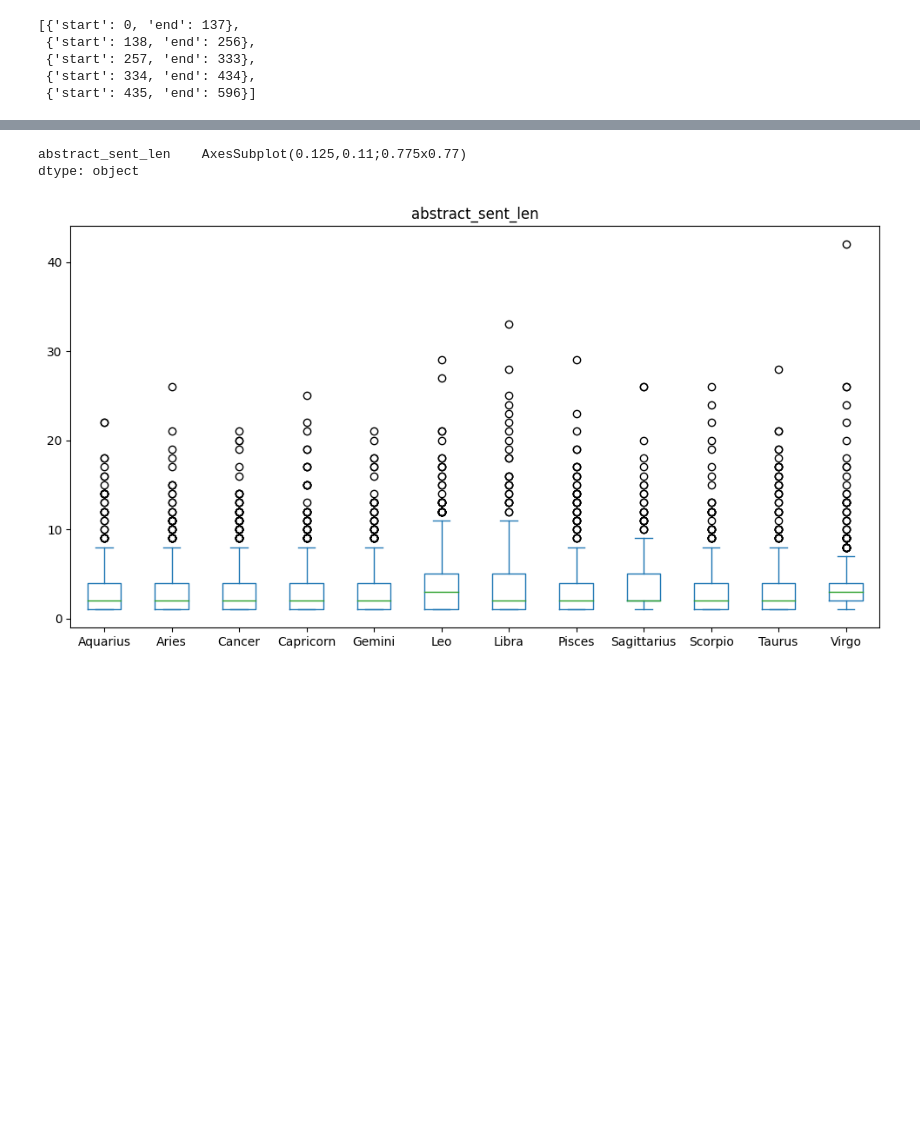
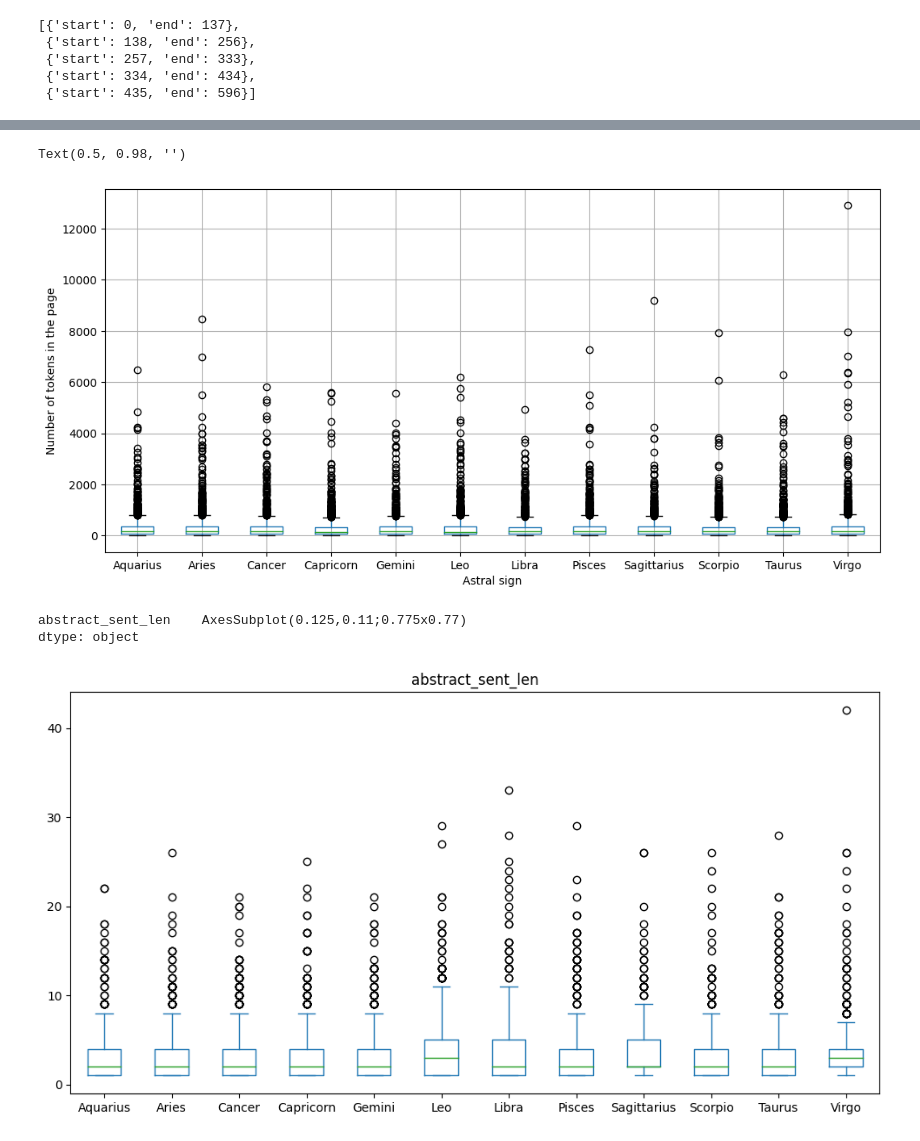
Before and after one commit to PierreEpron/tal-m1-ds, a Jupyter notebook: analysis.ipynb, the cells around one changed output, grey strips where cells are left out. Cells and saved outputs as stored; diff of their text form; code cells hidden in the pictures; blank space fills up the shorter version.

```diff
--- a/analysis.ipynb
+++ b/analysis.ipynb
@@ -128,3 +160,15 @@ dtype: object
+# %%
+ax = df[['astral_sign', 'page_len']].boxplot(column='page_len', by='astral_sign', figsize=(12,6))
+ax.set_xlabel(xlabel='Astral sign')
+ax.set_ylabel(ylabel='Number of tokens in the page')
+# ax.set_title('Distribution of the number of tokens in a page per astral sign')
+ax.set_title(None)
+fig = ax.get_figure()
+fig.suptitle(None)
+fig.savefig('figures/boxplot_page_len.pdf')
+# %% [output]
+Text(0.5, 0.98, '')
+[figure, added]
 # %%
 df[['astral_sign', 'abstract_sent_len']].plot.box('astral_sign', figsize=(12,6))
 # %% [output]
```
Also changed, not shown: parts of 26 cells of this notebook, 6 other files.
